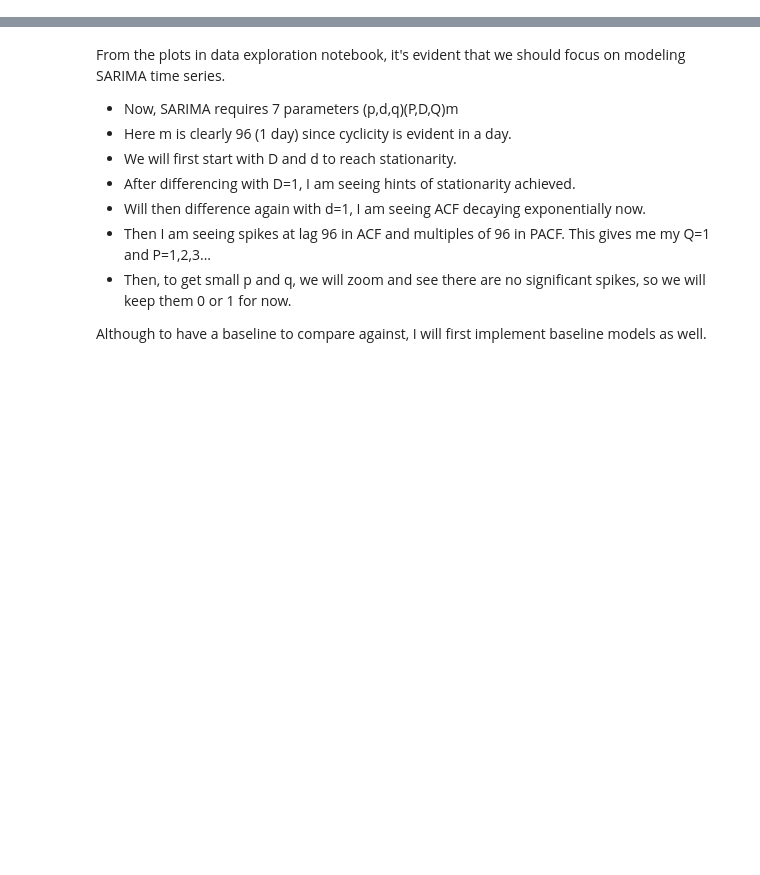
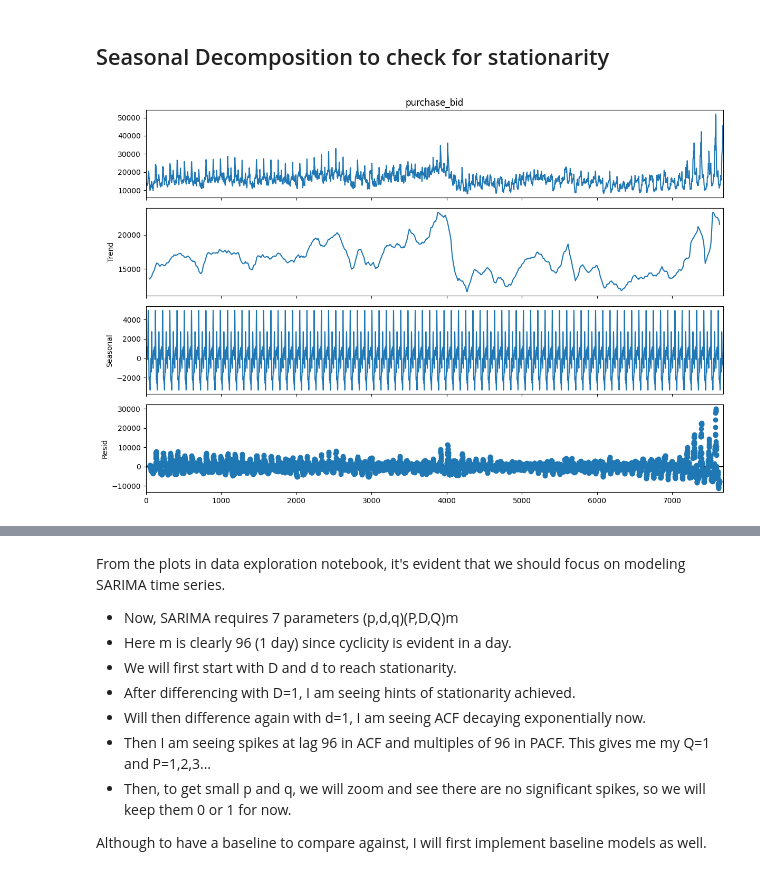
Before and after one commit to dhruvilsangani/EarthSync, a Jupyter notebook: notebooks/03_models/classical_ts/ts_tune.ipynb, the cells around one changed output, grey strips where cells are left out. Saved outputs shown, nothing was run; the diff lists cells and outputs as text; code cells hidden in the pictures; blank space fills up the shorter version.

```diff
--- a/notebooks/03_models/classical_ts/ts_tune.ipynb
+++ b/notebooks/03_models/classical_ts/ts_tune.ipynb
@@ -47,3 +43,0 @@ def test_stationarity(timeseries):
-# %%
-data_indexed = load_market_data("data/raw/iex-dam-0201-0421.csv")
-data = data_indexed.reset_index()
@@ -50,17 +51,11 @@ data = data_indexed.reset_index()
+# %% [markdown]
+## Seasonal Decomposition to check for stationarity
 # %%
-from statsmodels.tsa.seasonal import seasonal_decompose
-data["period_start"] = pd.to_datetime(data["period_start"])
-# 1. Ensure your index has a frequency (required for seasonal_decompose)
-indexed_data = data.set_index('period_start')
-indexed_data = indexed_data.asfreq('15min')
+result = seasonal_decompose(data[TARGET_COL], model='additive', period=96)
+data[f"{TARGET_COL}_resid"] = result.resid
 
-# 2. Perform Classical Decomposition
-result = seasonal_decompose(indexed_data[TARGET_COL], model='additive', period=96)
-
-# 3. Save the residuals
-indexed_data[f"{TARGET_COL}_resid"] = result.resid
-
-# 4. Plot using matplotlib
 plt.rcParams['figure.figsize'] = (12, 8)
 result.plot()
 plt.show()
+# %% [output]
+[figure, added]
```
Also changed, not shown: parts of 18 cells of this notebook, 18 other files.
